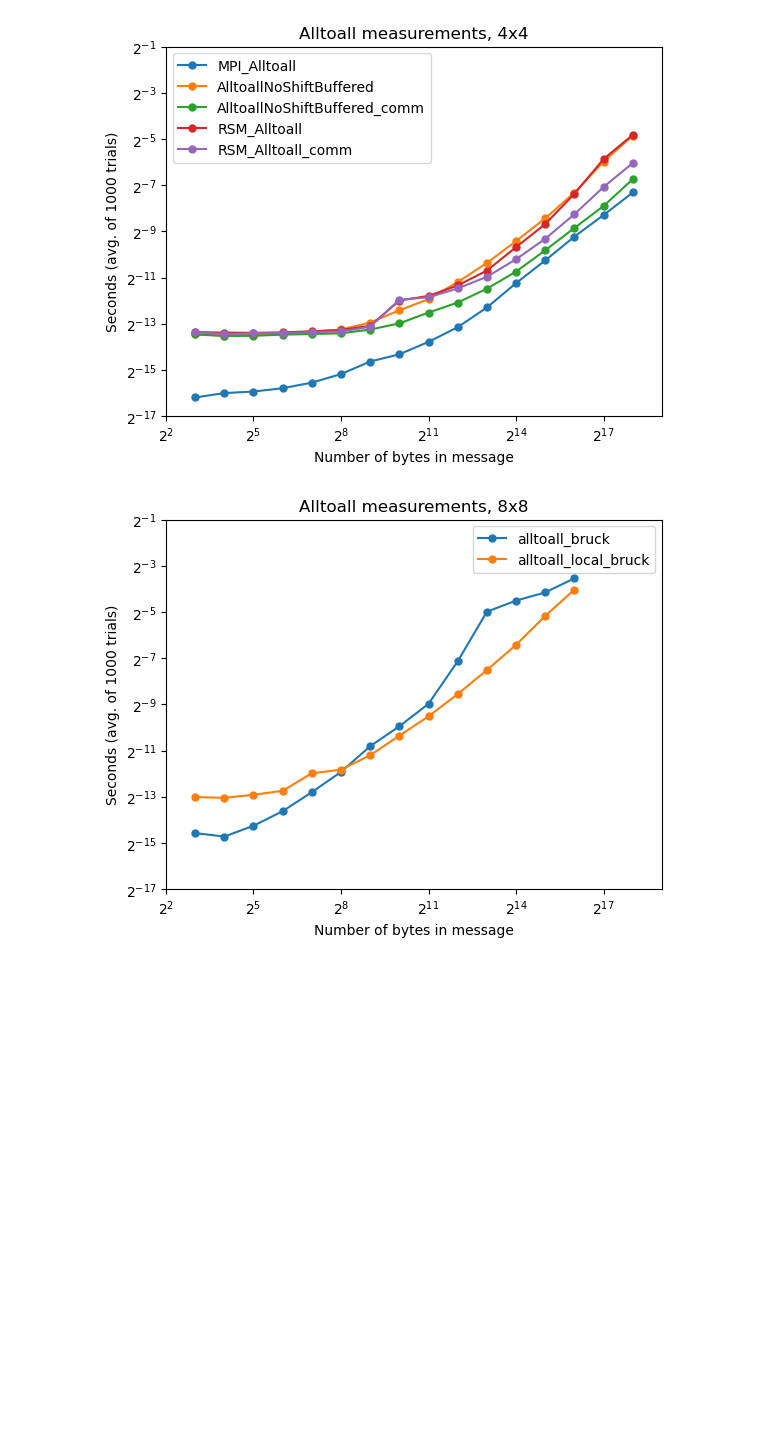
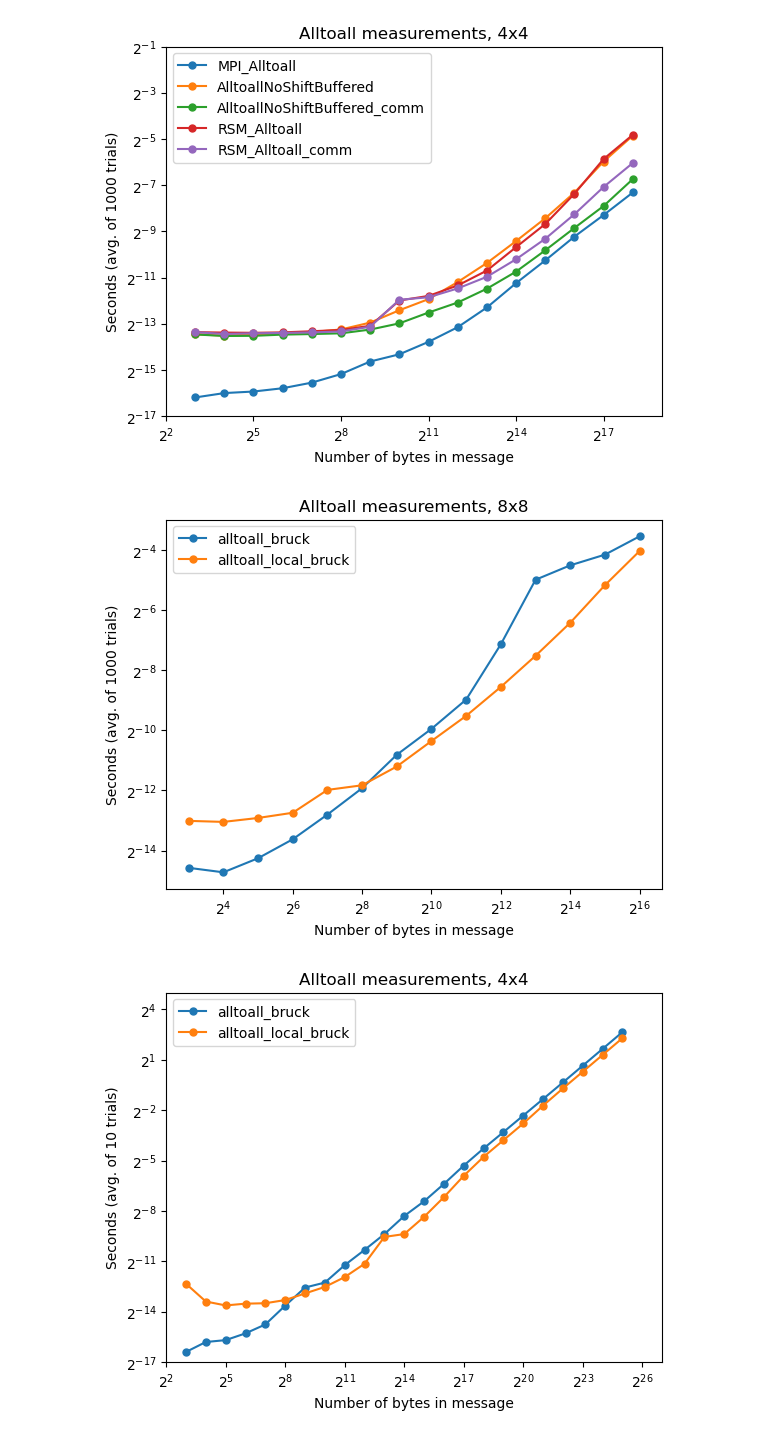
Before and after one commit to mctimm/CS542-Project, a Jupyter notebook: plots.ipynb, the cells around one changed output. Saved outputs shown, nothing was run; the diff lists cells and outputs as text; code cells hidden in the pictures; blank space fills up the shorter version.

Commit message:
update plots

```diff
--- a/plots.ipynb
+++ b/plots.ipynb
@@ -87,8 +87,8 @@ ax = fig.add_subplot(1, 1, 1)
 ax.plot(data_bruck["num_doubles_per_proc"]*8/64, data_bruck["seconds"], 'o-', label='alltoall_bruck', markersize=5)
 ax.plot(data_local_bruck["num_doubles_per_proc"]*8/64, data_local_bruck["seconds"], 'o-', label='alltoall_local_bruck', markersize=5)
 
-plt.xlim([2**2, 2**19])
-plt.ylim([2**-17, 2**-1])
+#plt.xlim([2**2, 2**19])
+#plt.ylim([2**-17, 2**-1])
 ax.set_xscale('log', base=2)
 ax.set_yscale('log', base=2)
 ax.set_title("Alltoall measurements, 8x8")
@@ -98,4 +98,27 @@ ax.legend()
 plt.savefig("alltoall_8x8.jpg")
 plt.show()
 # %% [output]
-[figure, old version]
+[figure, new version]
+# %%
+data_4x4 = pd.read_csv('results_4x4_big.csv')
+data_local_bruck = data_4x4[data_4x4["algorithm"] == "alltoall_local_bruck"]
+data_bruck = data_4x4[data_4x4["algorithm"] == "alltoall_bruck"]
+
+fig = plt.figure()
+ax = fig.add_subplot(1, 1, 1)
+
+ax.plot(data_bruck["num_doubles_per_proc"]*8/16, data_bruck["seconds"], 'o-', label='alltoall_bruck', markersize=5)
+ax.plot(data_local_bruck["num_doubles_per_proc"]*8/16, data_local_bruck["seconds"], 'o-', label='alltoall_local_bruck', markersize=5)
+
+plt.xlim([2**2, 2**27])
+plt.ylim([2**-17, 2**5])
+ax.set_xscale('log', base=2)
+ax.set_yscale('log', base=2)
+ax.set_title("Alltoall measurements, 4x4")
+ax.set_xlabel("Number of bytes in message")
+ax.set_ylabel("Seconds (avg. of 10 trials)")
+ax.legend()
+plt.savefig("alltoall_4x4_big.jpg")
+plt.show()
+# %% [output]
+[figure, added]
```
Also changed, not shown: parts of 4 cells of this notebook, 2 other files.
